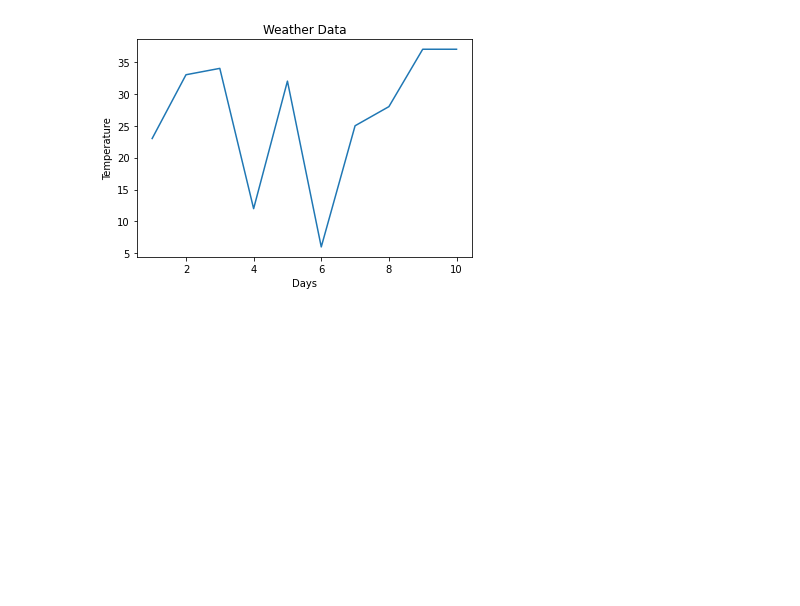
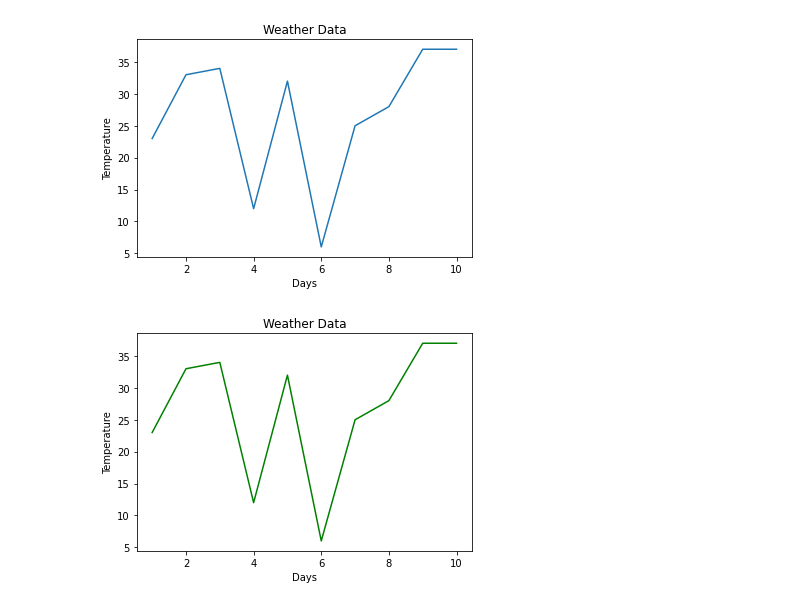
Before and after one commit to Ezeko/jupyter_sandbox, a Jupyter notebook: matplotlib_tut.ipynb, the cells around one changed output. Drawn from its saved outputs; the diff is of its cells as text; code cells hidden in the pictures; blank space fills up the shorter version.

Commit message:
more workon  matplotlib

```diff
--- a/matplotlib_tut.ipynb
+++ b/matplotlib_tut.ipynb
@@ -32,8 +32,11 @@ py.show()
 # %% [output]
 [figure]
 # %%
-py.plot(x, y)
+%matplotlib inline
+py.plot(x, y, color='green')
 py.ylabel('Temperature')
 py.xlabel('Days')
 py.title('Weather Data')
 py.show()
+# %% [output]
+[figure, added]
```
Also changed, not shown: parts of 1 cell of this notebook.
